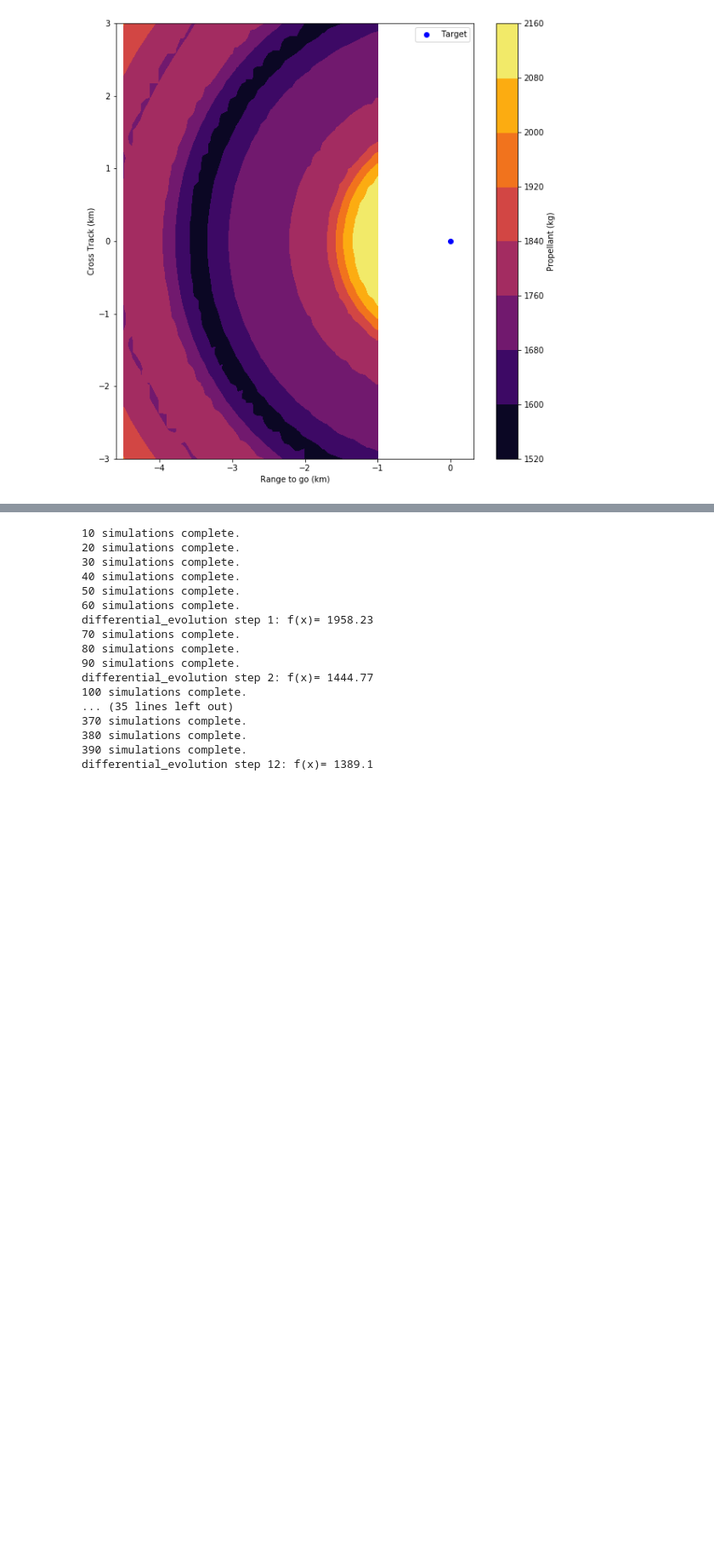
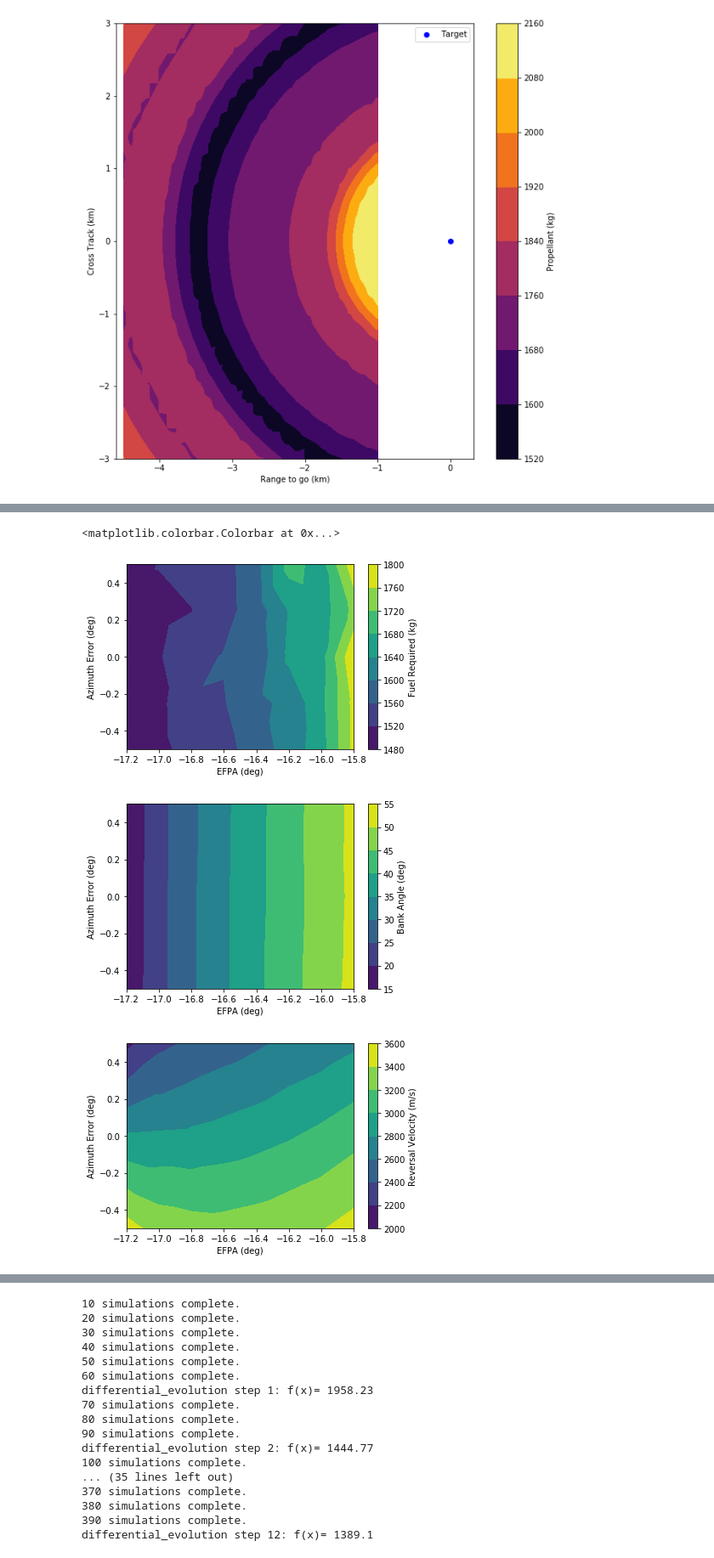
Before and after one commit to CDNoyes/EDL-Py, a Jupyter notebook: FuelOptimal.ipynb, the cells around one changed output, grey strips where cells are left out. Shown at 85% size. Cells and saved outputs as stored; diff of their text form; code cells hidden in the pictures; blank space fills up the shorter version.

```diff
--- a/FuelOptimal.ipynb
+++ b/FuelOptimal.ipynb
@@ -1602 +1623,24 @@ Ef 0.0
+# %%
+plt.figure()
+plt.tricontourf(ic.T[0], ic.T[1], data[0])
+plt.xlabel("EFPA (deg)")
+plt.ylabel("Azimuth Error (deg)")
+plt.colorbar(label="Fuel Required (kg)")
+
+plt.figure()
+plt.tricontourf(ic.T[0], ic.T[1], data[1])
+plt.xlabel("EFPA (deg)")
+plt.ylabel("Azimuth Error (deg)")
+plt.colorbar(label="Bank Angle (deg)")
+
+plt.figure()
+plt.tricontourf(ic.T[0], ic.T[1], data[2])
+plt.xlabel("EFPA (deg)")
+plt.ylabel("Azimuth Error (deg)")
+plt.colorbar(label="Reversal Velocity (m/s)")
+# %% [output]
+<matplotlib.colorbar.Colorbar at 0x...>
+[figure, added]
+[figure, added]
+[figure, added]
 # %%
```
Also changed, not shown: parts of 4 cells of this notebook, 3 other files.
